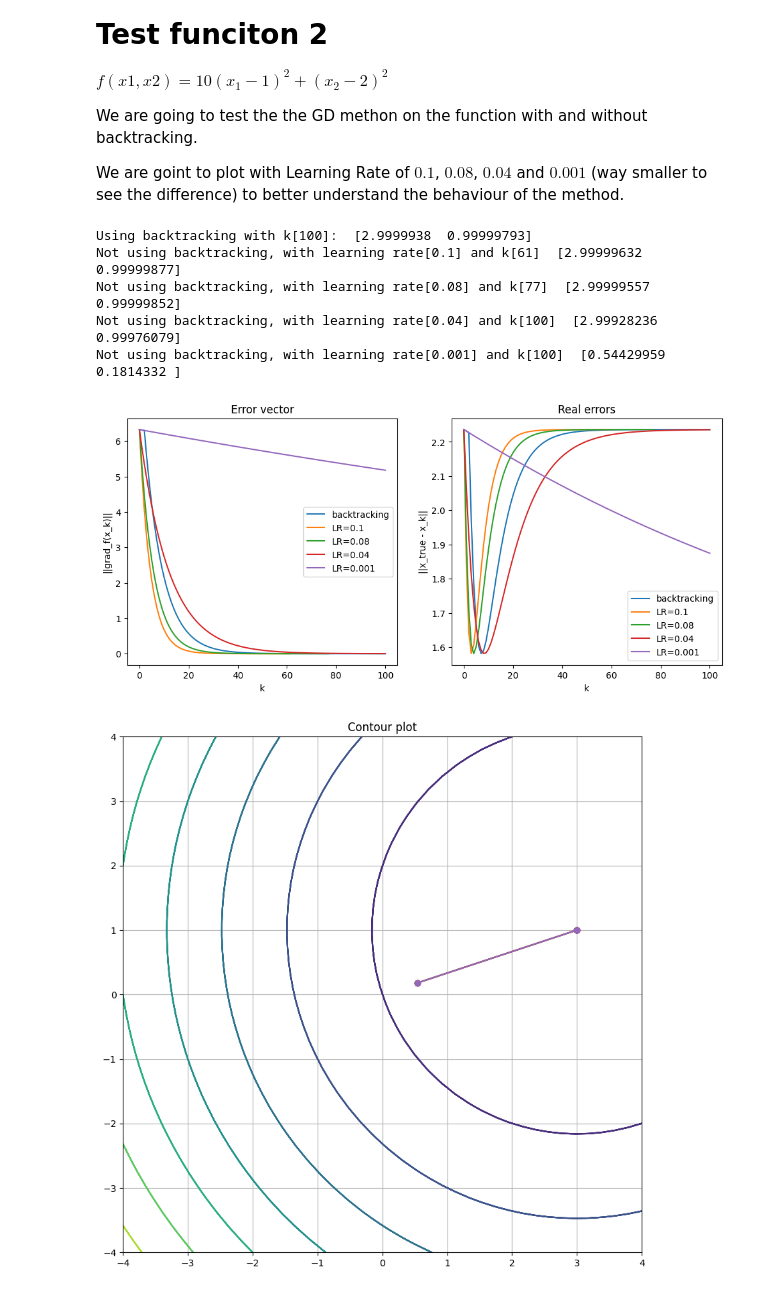
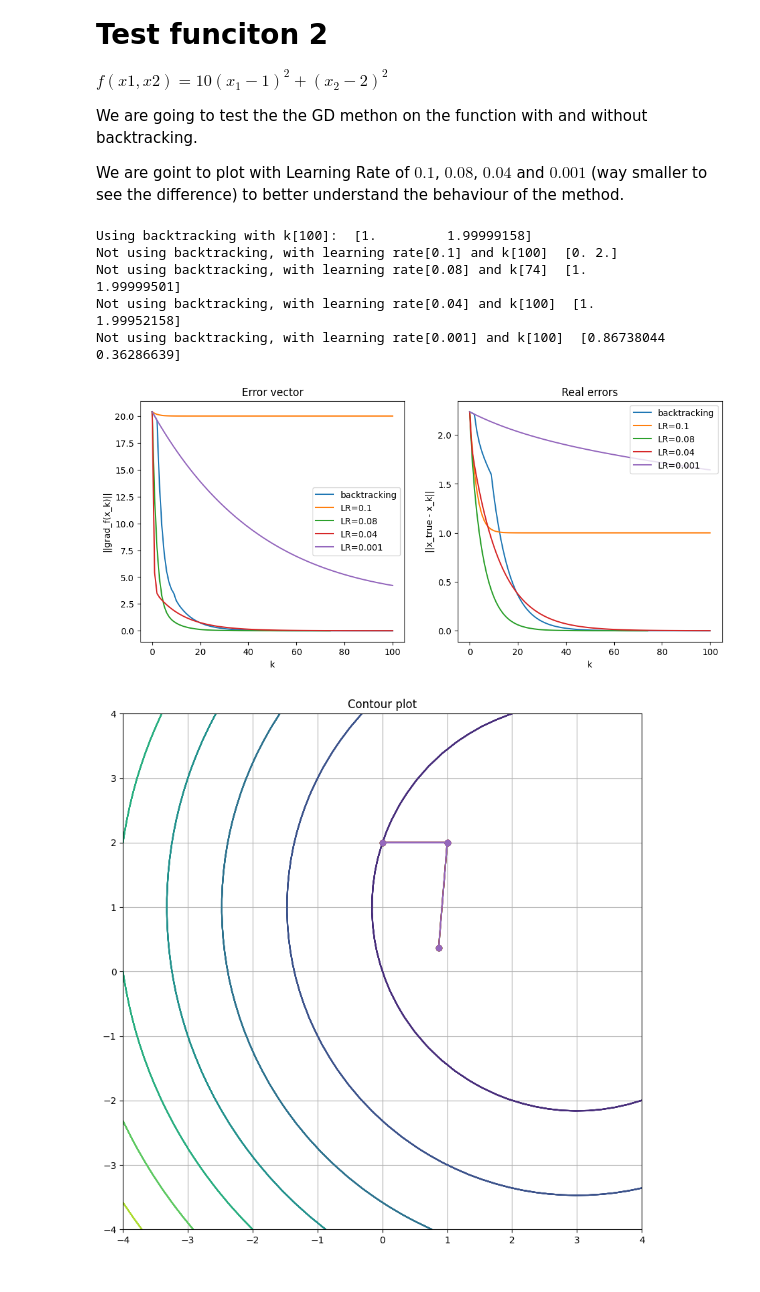
Before and after one commit to ChiaraAngileri/SMM_lab, a Jupyter notebook: Lab3/lab3.ipynb, the cells around one changed output. Cells and saved outputs as stored; diff of their text form; code cells hidden in the pictures.

```diff
--- a/Lab3/lab3.ipynb
+++ b/Lab3/lab3.ipynb
@@ -301,6 +301,9 @@ $f(x_1, x_2) = (x_1 − 3)^2 + (x_2 − 1)^2$
 We are going to test the the GD methon on the function with and without backtracking.
 When we are not using backtracking we are testing with learning rate of $0.1$, $0.03$ and $0.01$
 # %%
+f = lambda x: f1(x)
+grad_f = lambda x: grad_f1(x)
+
 x0 = np.asarray([0,0])
 tolx = 1e-6
 tolf = 1e-6
@@ -316,7 +319,7 @@ k_tot = []
 true_errors = []
 x_min = np.zeros((4, 2))
 
-x, k, f_val, grads, err_val, real_err  = GD(f1, grad_f1, x0, kmax, tolf, tolx, useBackTracking=True, real_value=x_true)
+x, k, f_val, grads, err_val, real_err  = GD(f, grad_f, x0, kmax, tolf, tolx, useBackTracking=True, real_value=x_true)
 f_tot.append(f_val)
 x_tot.append(x)
 err_tot.append(err_val)
@@ -328,7 +331,7 @@ print(f"Using backtracking with k[{k}]: ", x_min[0])
 
 i=1
 for c in cvector:
-    x, k, f_val, grads, err_val, real_err  = GD(f1, grad_f1, x0, kmax, tolf, tolx, step=c, useBackTracking=False, real_value=x_true)
+    x, k, f_val, grads, err_val, real_err  = GD(f, grad_f, x0, kmax, tolf, tolx, step=c, useBackTracking=False, real_value=x_true)
 
     f_tot.append(f_val)
     x_tot.append(x)
@@ -391,6 +401,9 @@ We are going to test the the GD methon on the function with and without backtrac
 
 We are goint to plot with Learning Rate of $0.1$,  $0.08$, $0.04$ and $0.001$ (way smaller to see the difference) to better understand the behaviour of the method.
 # %%
+f = lambda x: f2(x)
+grad_f = lambda x: grad_f2(x)
+
 x0 = np.asarray([0,0])
 tolx = 1e-6
 tolf = 1e-6
@@ -406,7 +419,7 @@ k_tot = []
 true_errors = []
 x_min = np.zeros((5, 2))
 
-x, k, f_val, grads, err_val, real_err  = GD(f1, grad_f1, x0, kmax, tolf, tolx, useBackTracking=True, real_value=x_true)
+x, k, f_val, grads, err_val, real_err  = GD(f, grad_f, x0, kmax, tolf, tolx, useBackTracking=True, real_value=x_true)
 f_tot.append(f_val)
 x_tot.append(x)
 err_tot.append(err_val)
@@ -418,7 +431,7 @@ print(f"Using backtracking with k[{k}]: ", x_min[0])
 
 i=1
 for c in cvector:
-    x, k, f_val, grads, err_val, real_err  = GD(f1, grad_f1, x0, kmax, tolf, tolx, step=c, useBackTracking=False, real_value=x_true)
+    x, k, f_val, grads, err_val, real_err  = GD(f, grad_f, x0, kmax, tolf, tolx, step=c, useBackTracking=False, real_value=x_true)
 
     f_tot.append(f_val)
     x_tot.append(x)
@@ -444,37 +457,37 @@ for e in range(len(f_tot)):
     plt.plot(kk, err_tot[e])
 plt.legend(legend)
 
 
 plt.subplot(1,2,2)
 plt.title('Real errors')
 plt.xlabel('k')
 plt.ylabel('||x_true - x_k||')
 
 for e in range(len(f_tot)):
     kk = np.arange(0, k_tot[e]+1)
     plt.plot(kk, true_errors[e])
 plt.legend(legend)
 
 plt.show()
 
 plt.figure(figsize=(10, 10))
 for i in range(len(x_tot)):
     xv = np.linspace(-4, 4, 40)
     yv = np.linspace(-4, 4, 40)
     xx, yy = np.meshgrid(xv, yv)
     #Compute the value of f over the grid
     zz = f1([xx, yy])
     plt.contour(xx, yy, zz)
 
     plt.plot(x_min[:,0], x_min[:,1], 'o-')
 plt.title("Contour plot")
 plt.grid()
 plt.show()
 # %% [output]
-Using backtracking with k[100]:  [2.9999938  0.99999793]
-Not using backtracking, with learning rate[0.1] and k[61]  [2.99999632 0.99999877]
-Not using backtracking, with learning rate[0.08] and k[77]  [2.99999557 0.99999852]
-Not using backtracking, with learning rate[0.04] and k[100]  [2.99928236 0.99976079]
-Not using backtracking, with learning rate[0.001] and k[100]  [0.54429959 0.1814332 ]
+Using backtracking with k[100]:  [1.         1.99999158]
+Not using backtracking, with learning rate[0.1] and k[100]  [0. 2.]
+Not using backtracking, with learning rate[0.08] and k[74]  [1.         1.99999501]
+Not using backtracking, with learning rate[0.04] and k[100]  [1.         1.99952158]
+Not using backtracking, with learning rate[0.001] and k[100]  [0.86738044 0.36286639]
-[figure, old version]
+[figure, new version]
-[figure, old version]
+[figure, new version]
```
Also changed, not shown: parts of 3 cells of this notebook.
